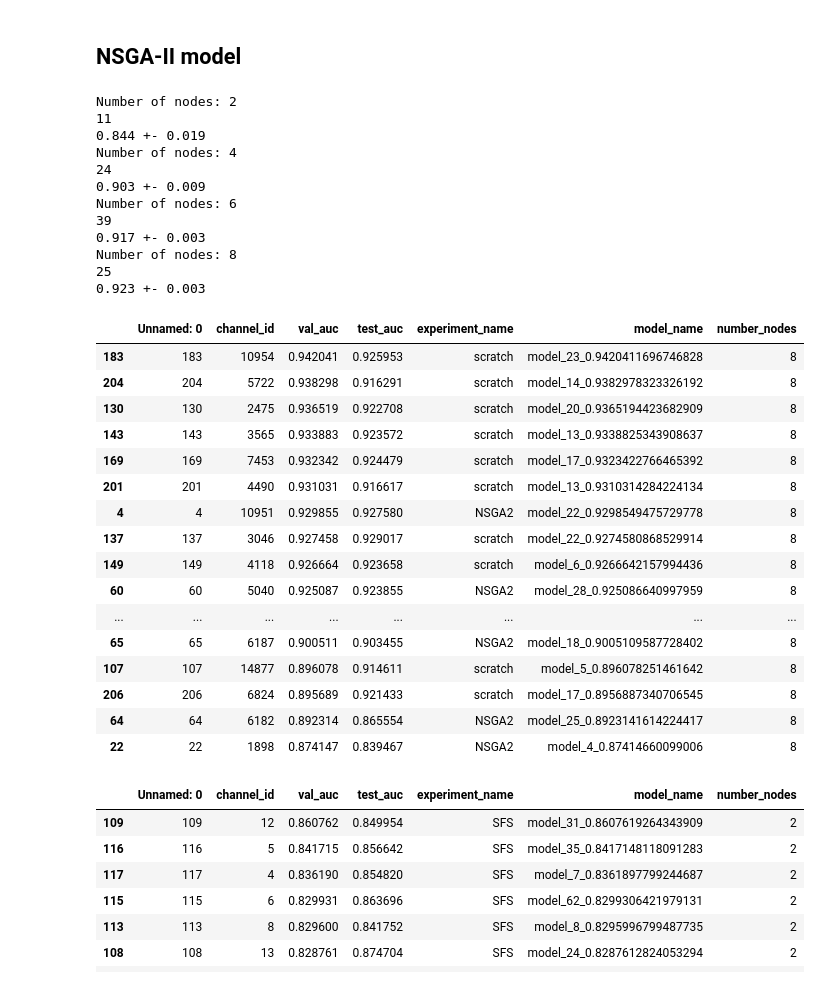
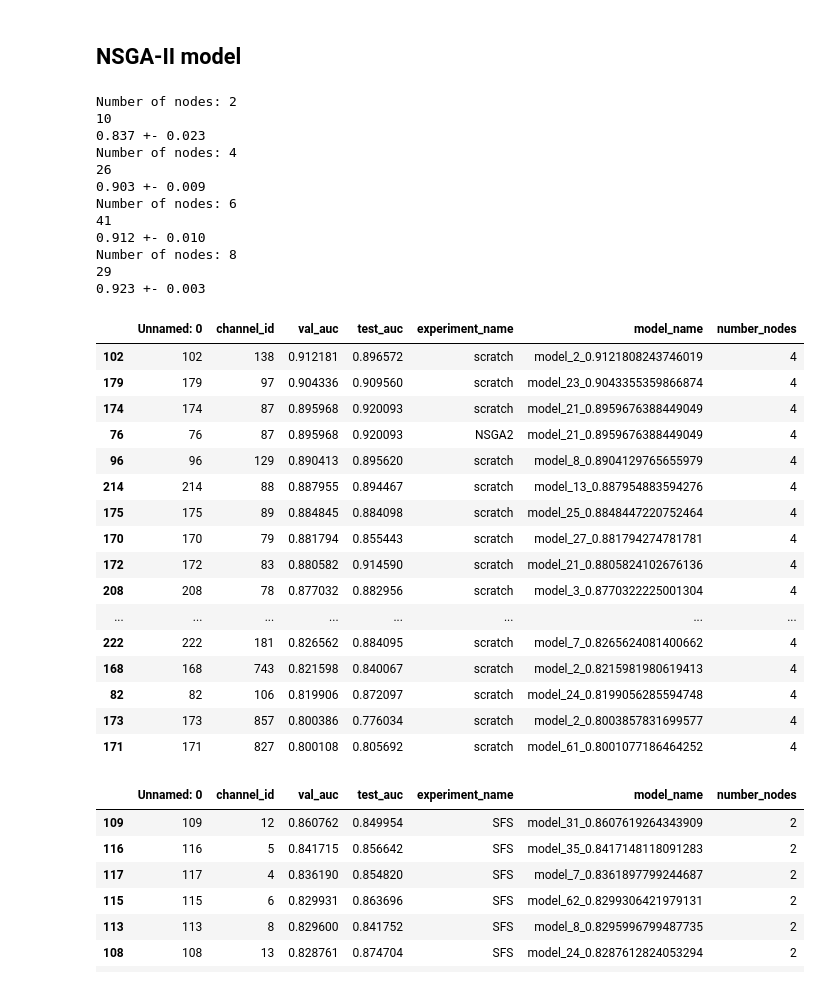
Before and after one commit to esl-epfl/FETCH, a Jupyter notebook: TSD/code/FETCH_analysis.ipynb, the cells around one changed output. Saved outputs shown, nothing was run; the diff lists cells and outputs as text; code cells hidden in the pictures.

```diff
--- a/TSD/code/FETCH_analysis.ipynb
+++ b/TSD/code/FETCH_analysis.ipynb
@@ -75,7 +75,7 @@ len 5
 # %% [markdown]
 ## NSGA-II model
 # %%
-NSGA_df = pd.read_csv('../../output/df/NSGA2_models.csv')
+NSGA_df = pd.read_csv('../../output/df/NSGA_models.csv')
 for num_nodes in [2, 4, 6, 8]:
     print(f'Number of nodes: {num_nodes}')
     print(len(NSGA_df[NSGA_df['number_nodes'] == num_nodes].drop_duplicates(subset=['channel_id'], keep='first')))
@@ -85,37 +85,37 @@ for num_nodes in [2, 4, 6, 8]:
     print(f'{np.mean(test_results):.3f} +- {1.96*np.std(test_results)/np.sqrt(5):.3f}')
 # %% [output]
 Number of nodes: 2
-11
-0.844 +- 0.019
+10
+0.837 +- 0.023
 Number of nodes: 4
-24
+26
 0.903 +- 0.009
 Number of nodes: 6
-39
-0.917 +- 0.003
+41
+0.912 +- 0.010
 Number of nodes: 8
-25
+29
 0.923 +- 0.003
 # %%
-NSGA_df[NSGA_df['number_nodes'] == 8].sort_values(by=['val_auc'], ascending=False)
+NSGA_df[NSGA_df['number_nodes'] == 4].sort_values(by=['val_auc'], ascending=False)
 # %% [output]
 |  | Unnamed: 0 | channel_id | val_auc | test_auc | experiment_name | model_name | number_nodes |
-| 183 | 183 | 10954 | 0.942041 | 0.925953 | scratch | model_23_0.9420411696746828 | 8 |
-| 204 | 204 | 5722 | 0.938298 | 0.916291 | scratch | model_14_0.9382978323326192 | 8 |
-| 130 | 130 | 2475 | 0.936519 | 0.922708 | scratch | model_20_0.9365194423682909 | 8 |
-| 143 | 143 | 3565 | 0.933883 | 0.923572 | scratch | model_13_0.9338825343908637 | 8 |
-| 169 | 169 | 7453 | 0.932342 | 0.924479 | scratch | model_17_0.9323422766465392 | 8 |
-| 201 | 201 | 4490 | 0.931031 | 0.916617 | scratch | model_13_0.9310314284224134 | 8 |
-| 4 | 4 | 10951 | 0.929855 | 0.927580 | NSGA2 | model_22_0.9298549475729778 | 8 |
-| 137 | 137 | 3046 | 0.927458 | 0.929017 | scratch | model_22_0.9274580868529914 | 8 |
-| 149 | 149 | 4118 | 0.926664 | 0.923658 | scratch | model_6_0.9266642157994436 | 8 |
-| 60 | 60 | 5040 | 0.925087 | 0.923855 | NSGA2 | model_28_0.925086640997959 | 8 |
+| 102 | 102 | 138 | 0.912181 | 0.896572 | scratch | model_2_0.9121808243746019 | 4 |
+| 179 | 179 | 97 | 0.904336 | 0.909560 | scratch | model_23_0.9043355359866874 | 4 |
+| 174 | 174 | 87 | 0.895968 | 0.920093 | scratch | model_21_0.8959676388449049 | 4 |
+| 76 | 76 | 87 | 0.895968 | 0.920093 | NSGA2 | model_21_0.8959676388449049 | 4 |
+| 96 | 96 | 129 | 0.890413 | 0.895620 | scratch | model_8_0.8904129765655979 | 4 |
+| 214 | 214 | 88 | 0.887955 | 0.894467 | scratch | model_13_0.887954883594276 | 4 |
+| 175 | 175 | 89 | 0.884845 | 0.884098 | scratch | model_25_0.8848447220752464 | 4 |
+| 170 | 170 | 79 | 0.881794 | 0.855443 | scratch | model_27_0.881794274781781 | 4 |
+| 172 | 172 | 83 | 0.880582 | 0.914590 | scratch | model_21_0.8805824102676136 | 4 |
+| 208 | 208 | 78 | 0.877032 | 0.882956 | scratch | model_3_0.8770322225001304 | 4 |
 | ... | ... | ... | ... | ... | ... | ... | ... |
-| 65 | 65 | 6187 | 0.900511 | 0.903455 | NSGA2 | model_18_0.9005109587728402 | 8 |
-| 107 | 107 | 14877 | 0.896078 | 0.914611 | scratch | model_5_0.896078251461642 | 8 |
-| 206 | 206 | 6824 | 0.895689 | 0.921433 | scratch | model_17_0.8956887340706545 | 8 |
-| 64 | 64 | 6182 | 0.892314 | 0.865554 | NSGA2 | model_25_0.8923141614224417 | 8 |
-| 22 | 22 | 1898 | 0.874147 | 0.839467 | NSGA2 | model_4_0.87414660099006 | 8 |
+| 222 | 222 | 181 | 0.826562 | 0.884095 | scratch | model_7_0.8265624081400662 | 4 |
+| 168 | 168 | 743 | 0.821598 | 0.840067 | scratch | model_2_0.8215981980619413 | 4 |
+| 82 | 82 | 106 | 0.819906 | 0.872097 | scratch | model_24_0.8199056285594748 | 4 |
+| 173 | 173 | 857 | 0.800386 | 0.776034 | scratch | model_2_0.8003857831699577 | 4 |
+| 171 | 171 | 827 | 0.800108 | 0.805692 | scratch | model_61_0.8001077186464252 | 4 |
 # %%
 df_scratch_SBS_SFS[df_scratch_SBS_SFS['number_nodes'] == 2].sort_values(by=['val_auc'], ascending=False)
 # %% [output]
```
Also changed, not shown: parts of 15 cells of this notebook.
